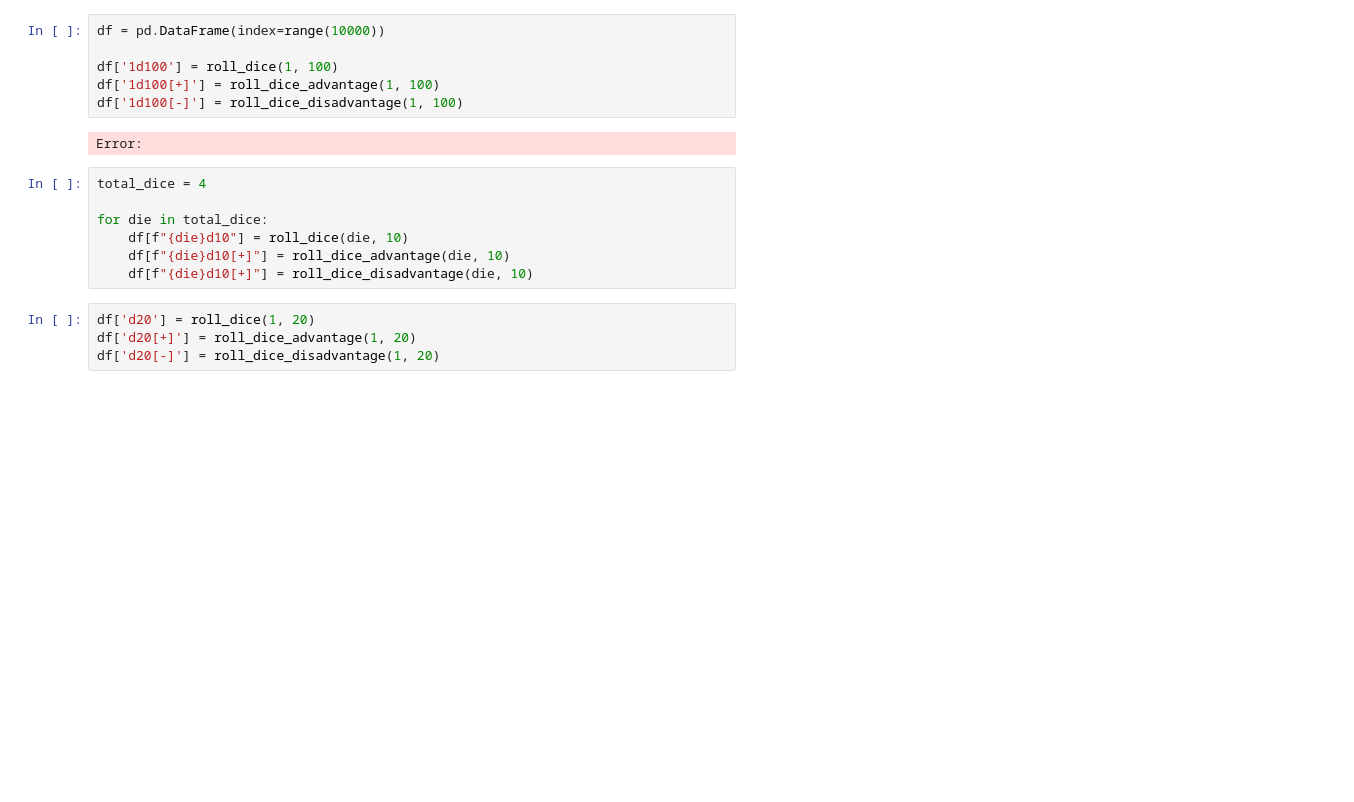
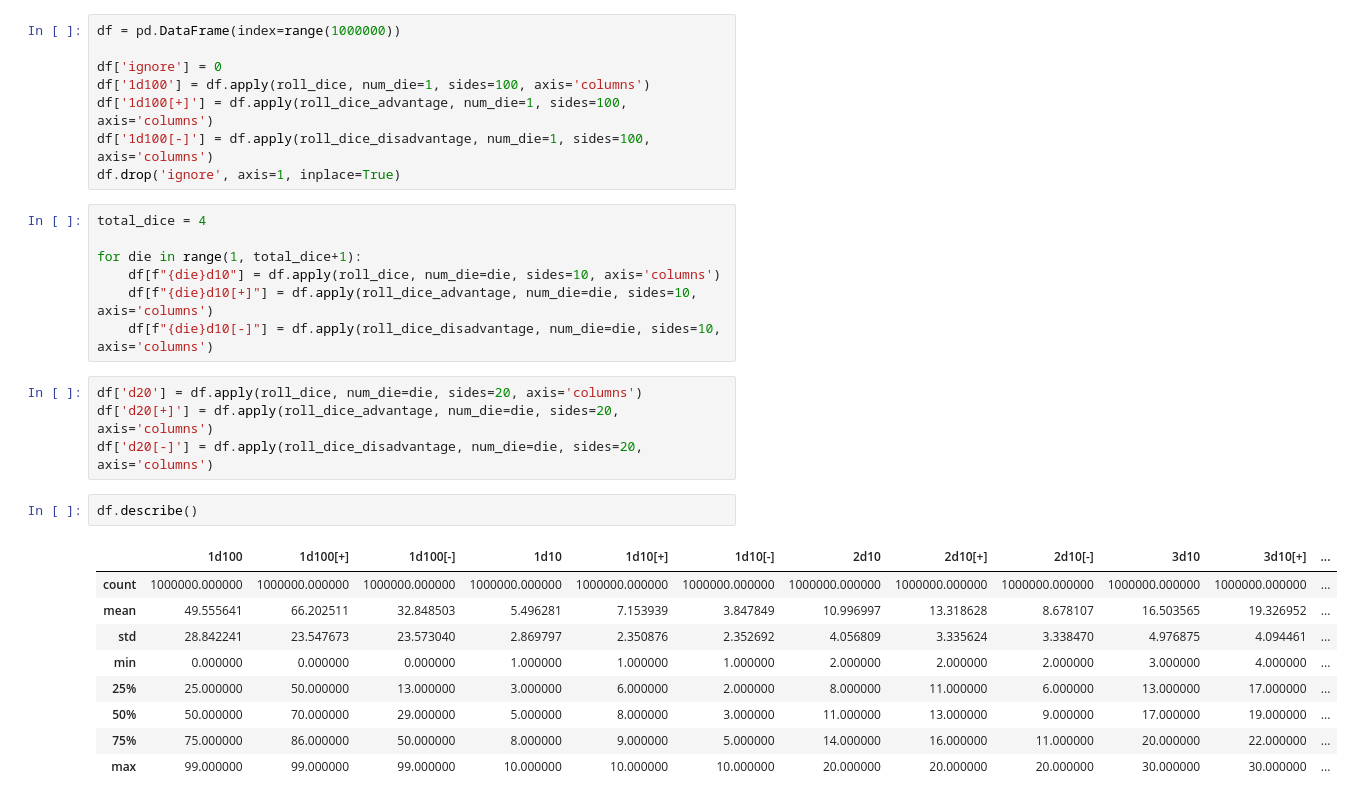
Before and after one commit to violetballard/mothership_dice, a Jupyter notebook: mothership_dice.ipynb, the cells around one changed output. Drawn from its saved outputs; the diff is of its cells as text; blank space fills up the shorter version.

```diff
--- a/mothership_dice.ipynb
+++ b/mothership_dice.ipynb
@@ -29,21 +28,33 @@ def roll_dice_disadvantage(num_die, sides):
 
     return min(roll_one, roll_two)
 # %%
-df = pd.DataFrame(index=range(10000))
+df = pd.DataFrame(index=range(1000000))
 
-df['1d100'] = roll_dice(1, 100)
-df['1d100[+]'] = roll_dice_advantage(1, 100)
-df['1d100[-]'] = roll_dice_disadvantage(1, 100)
+df['ignore'] = 0
+df['1d100'] = df.apply(roll_dice, num_die=1, sides=100, axis='columns')
+df['1d100[+]'] = df.apply(roll_dice_advantage, num_die=1, sides=100, axis='columns')
+df['1d100[-]'] = df.apply(roll_dice_disadvantage, num_die=1, sides=100, axis='columns')
+df.drop('ignore', axis=1, inplace=True)
-# %% [output]
-Error:
 # %%
 total_dice = 4
 
-for die in total_dice:
-    df[f"{die}d10"] = roll_dice(die, 10)
-    df[f"{die}d10[+]"] = roll_dice_advantage(die, 10)
-    df[f"{die}d10[+]"] = roll_dice_disadvantage(die, 10)
+for die in range(1, total_dice+1):
+    df[f"{die}d10"] = df.apply(roll_dice, num_die=die, sides=10, axis='columns')
+    df[f"{die}d10[+]"] = df.apply(roll_dice_advantage, num_die=die, sides=10, axis='columns')
+    df[f"{die}d10[-]"] = df.apply(roll_dice_disadvantage, num_die=die, sides=10, axis='columns')
 # %%
-df['d20'] = roll_dice(1, 20)
-df['d20[+]'] = roll_dice_advantage(1, 20)
-df['d20[-]'] = roll_dice_disadvantage(1, 20)
+df['d20'] = df.apply(roll_dice, num_die=die, sides=20, axis='columns')
+df['d20[+]'] = df.apply(roll_dice_advantage, num_die=die, sides=20, axis='columns')
+df['d20[-]'] = df.apply(roll_dice_disadvantage, num_die=die, sides=20, axis='columns')
+# %%
+df.describe()
+# %% [output]
+|  | 1d100 | 1d100[+] | 1d100[-] | 1d10 | 1d10[+] | 1d10[-] | 2d10 | 2d10[+] | 2d10[-] | 3d10 | 3d10[+] | ... |
+| count | 1000000.000000 | 1000000.000000 | 1000000.000000 | 1000000.000000 | 1000000.000000 | 1000000.000000 | 1000000.000000 | 1000000.000000 | 1000000.000000 | 1000000.000000 | 1000000.000000 | ... |
+| mean | 49.555641 | 66.202511 | 32.848503 | 5.496281 | 7.153939 | 3.847849 | 10.996997 | 13.318628 | 8.678107 | 16.503565 | 19.326952 | ... |
+| std | 28.842241 | 23.547673 | 23.573040 | 2.869797 | 2.350876 | 2.352692 | 4.056809 | 3.335624 | 3.338470 | 4.976875 | 4.094461 | ... |
+| min | 0.000000 | 0.000000 | 0.000000 | 1.000000 | 1.000000 | 1.000000 | 2.000000 | 2.000000 | 2.000000 | 3.000000 | 4.000000 | ... |
+| 25% | 25.000000 | 50.000000 | 13.000000 | 3.000000 | 6.000000 | 2.000000 | 8.000000 | 11.000000 | 6.000000 | 13.000000 | 17.000000 | ... |
+| 50% | 50.000000 | 70.000000 | 29.000000 | 5.000000 | 8.000000 | 3.000000 | 11.000000 | 13.000000 | 9.000000 | 17.000000 | 19.000000 | ... |
+| 75% | 75.000000 | 86.000000 | 50.000000 | 8.000000 | 9.000000 | 5.000000 | 14.000000 | 16.000000 | 11.000000 | 20.000000 | 22.000000 | ... |
+| max | 99.000000 | 99.000000 | 99.000000 | 10.000000 | 10.000000 | 10.000000 | 20.000000 | 20.000000 | 20.000000 | 30.000000 | 30.000000 | ... |
```
Also changed, not shown: parts of 3 cells of this notebook.
